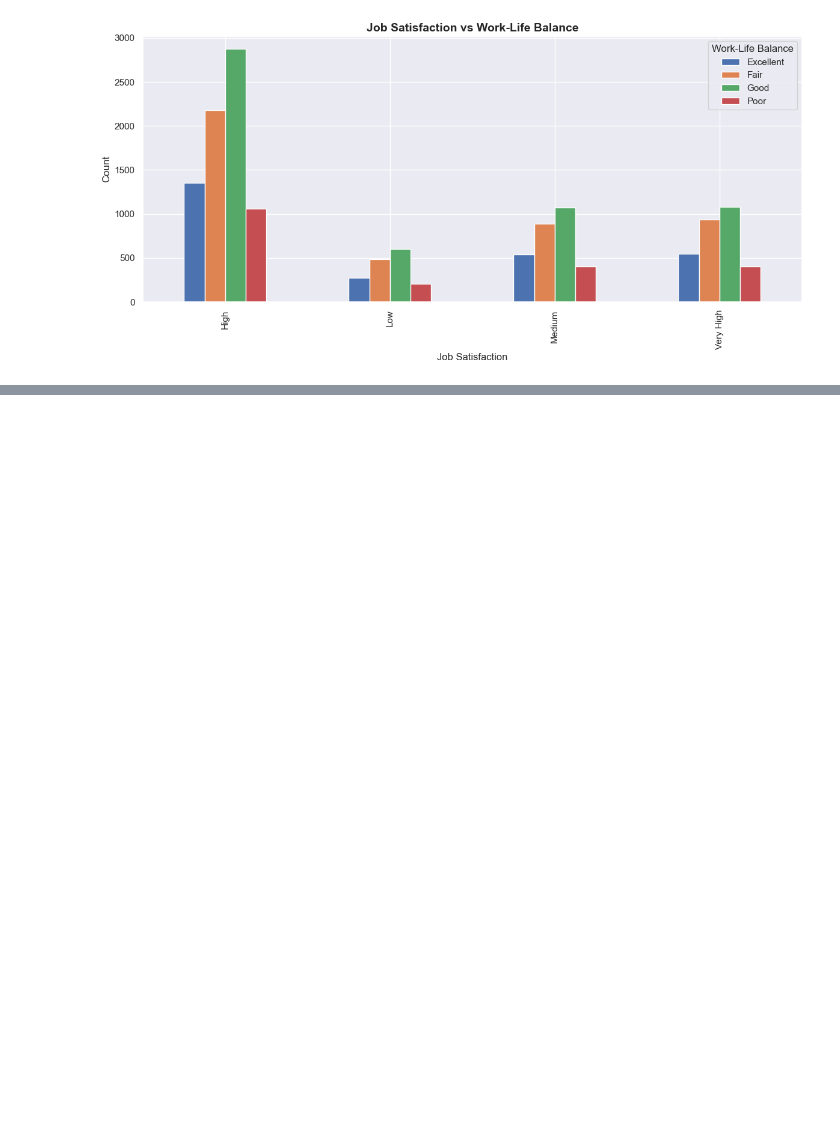
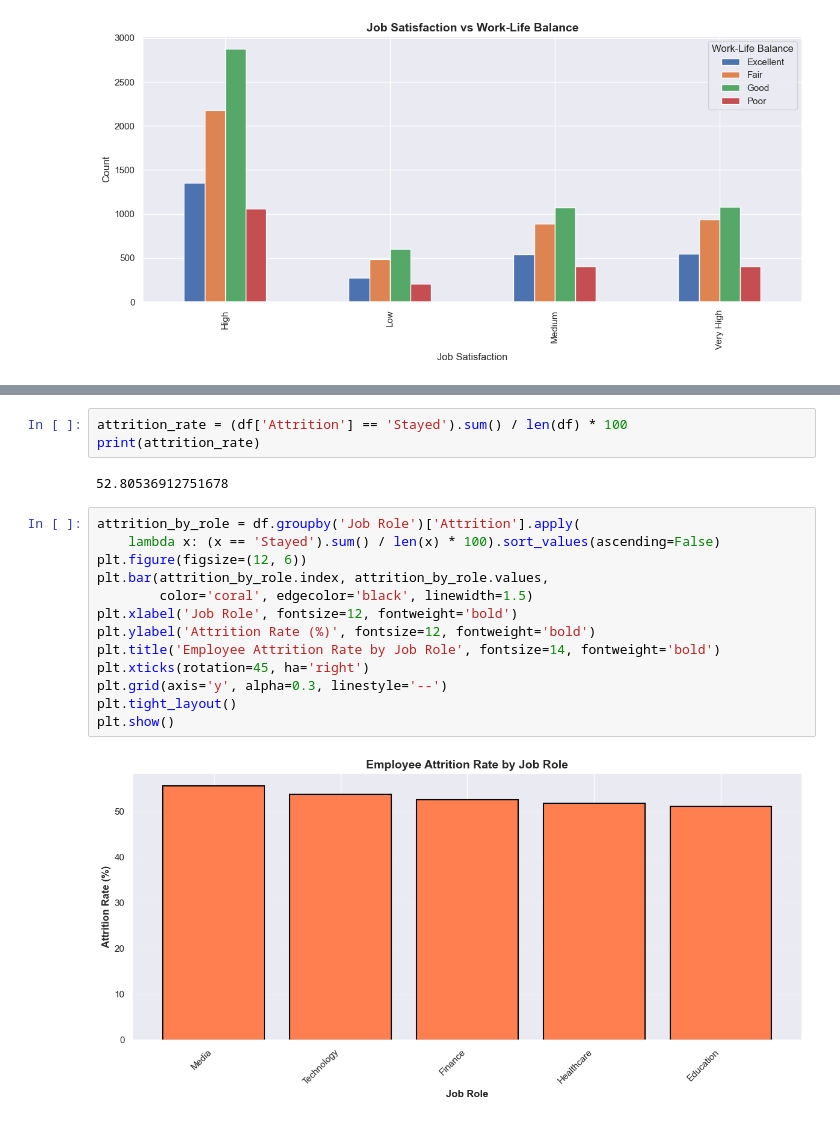
Before and after one commit to Hamza-rami/Jobs_dataset, a Jupyter notebook: describe_data.ipynb, the cells around one changed output, grey strips where cells are left out. Cells and saved outputs as stored; diff of their text form; blank space fills up the shorter version.

```diff
--- a/describe_data.ipynb
+++ b/describe_data.ipynb
@@ -251,0 +312,20 @@ plt.show()
+# %%
+attrition_rate = (df['Attrition'] == 'Stayed').sum() / len(df) * 100
+print(attrition_rate)
+# %% [output]
+52.80536912751678
+# %%
+attrition_by_role = df.groupby('Job Role')['Attrition'].apply(
+    lambda x: (x == 'Stayed').sum() / len(x) * 100).sort_values(ascending=False)
+plt.figure(figsize=(12, 6))
+plt.bar(attrition_by_role.index, attrition_by_role.values,
+        color='coral', edgecolor='black', linewidth=1.5)
+plt.xlabel('Job Role', fontsize=12, fontweight='bold')
+plt.ylabel('Attrition Rate (%)', fontsize=12, fontweight='bold')
+plt.title('Employee Attrition Rate by Job Role', fontsize=14, fontweight='bold')
+plt.xticks(rotation=45, ha='right')
+plt.grid(axis='y', alpha=0.3, linestyle='--')
+plt.tight_layout()
+plt.show()
+# %% [output]
+[figure, added]
```
Also changed, not shown: parts of 4 cells of this notebook, 1 other file.
